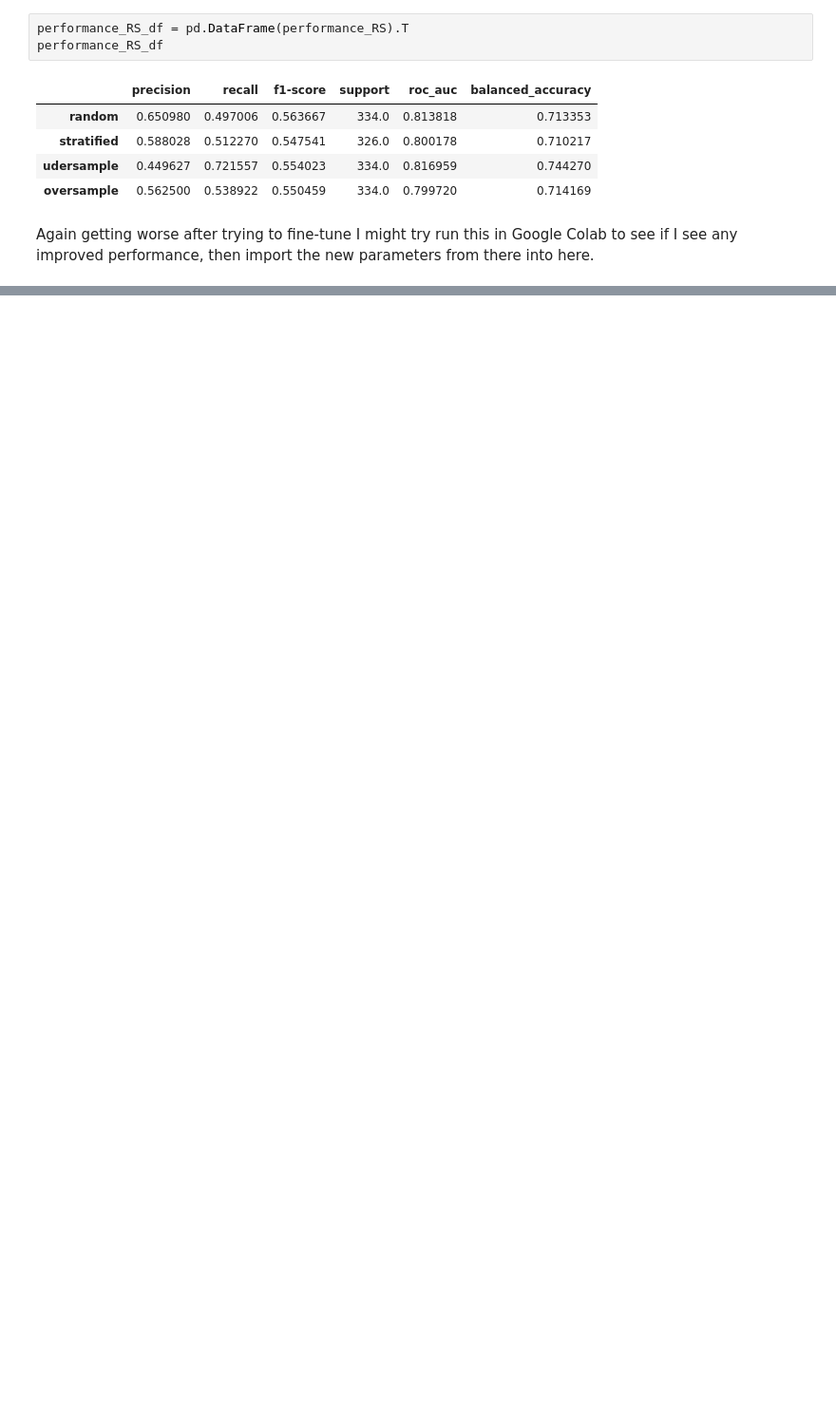
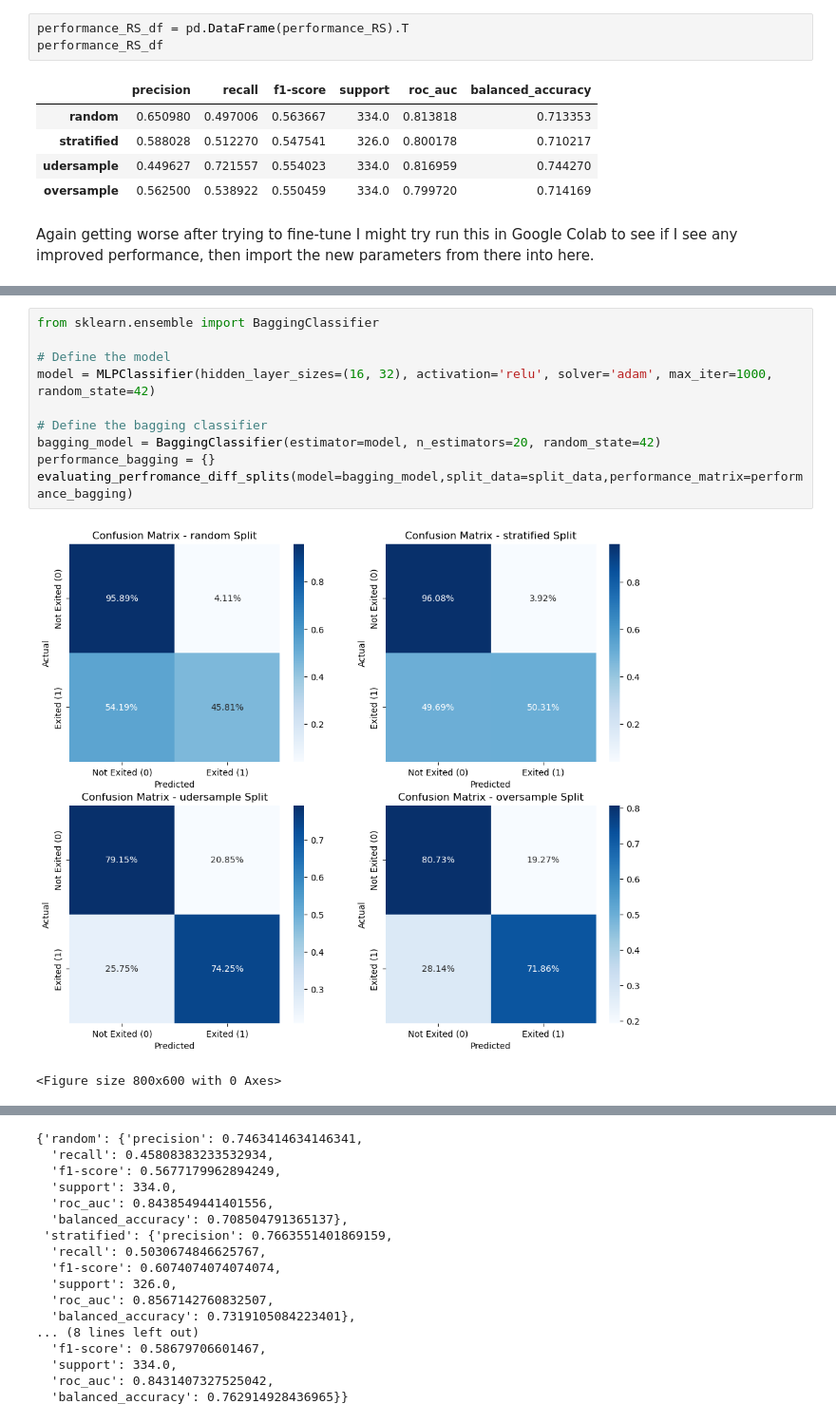
Before and after one commit to djjjones6/Group_Assessment_1, a Jupyter notebook: AlexSJ/NNClassifier.ipynb, the cells around one changed output, grey strips where cells are left out. Shown at 95% size. Drawn from its saved outputs; the diff is of its cells as text; blank space fills up the shorter version.

```diff
--- a/AlexSJ/NNClassifier.ipynb
+++ b/AlexSJ/NNClassifier.ipynb
@@ -272,0 +281,13 @@ Again getting worse after trying to fine-tune I might try run this in Google Col
+# %%
+from sklearn.ensemble import BaggingClassifier
+
+# Define the model
+model = MLPClassifier(hidden_layer_sizes=(16, 32), activation='relu', solver='adam', max_iter=1000, random_state=42)
+
+# Define the bagging classifier
+bagging_model = BaggingClassifier(estimator=model, n_estimators=20, random_state=42)
+performance_bagging = {}
+evaluating_perfromance_diff_splits(model=bagging_model,split_data=split_data,performance_matrix=performance_bagging)
+# %% [output]
+[figure, added]
+<Figure size 800x600 with 0 Axes>
@@ -272,0 +295,17 @@ Again getting worse after trying to fine-tune I might try run this in Google Col
+{'random': {'precision': 0.7463414634146341,
+  'recall': 0.45808383233532934,
+  'f1-score': 0.5677179962894249,
+  'support': 334.0,
+  'roc_auc': 0.8438549441401556,
+  'balanced_accuracy': 0.708504791365137},
+ 'stratified': {'precision': 0.7663551401869159,
+  'recall': 0.5030674846625767,
+  'f1-score': 0.6074074074074074,
+  'support': 326.0,
+  'roc_auc': 0.8567142760832507,
+  'balanced_accuracy': 0.7319105084223401},
+... (8 lines left out)
+  'f1-score': 0.58679706601467,
+  'support': 334.0,
+  'roc_auc': 0.8431407327525042,
+  'balanced_accuracy': 0.762914928436965}}
```
Also changed, not shown: parts of 5 cells of this notebook, 3 other files.
